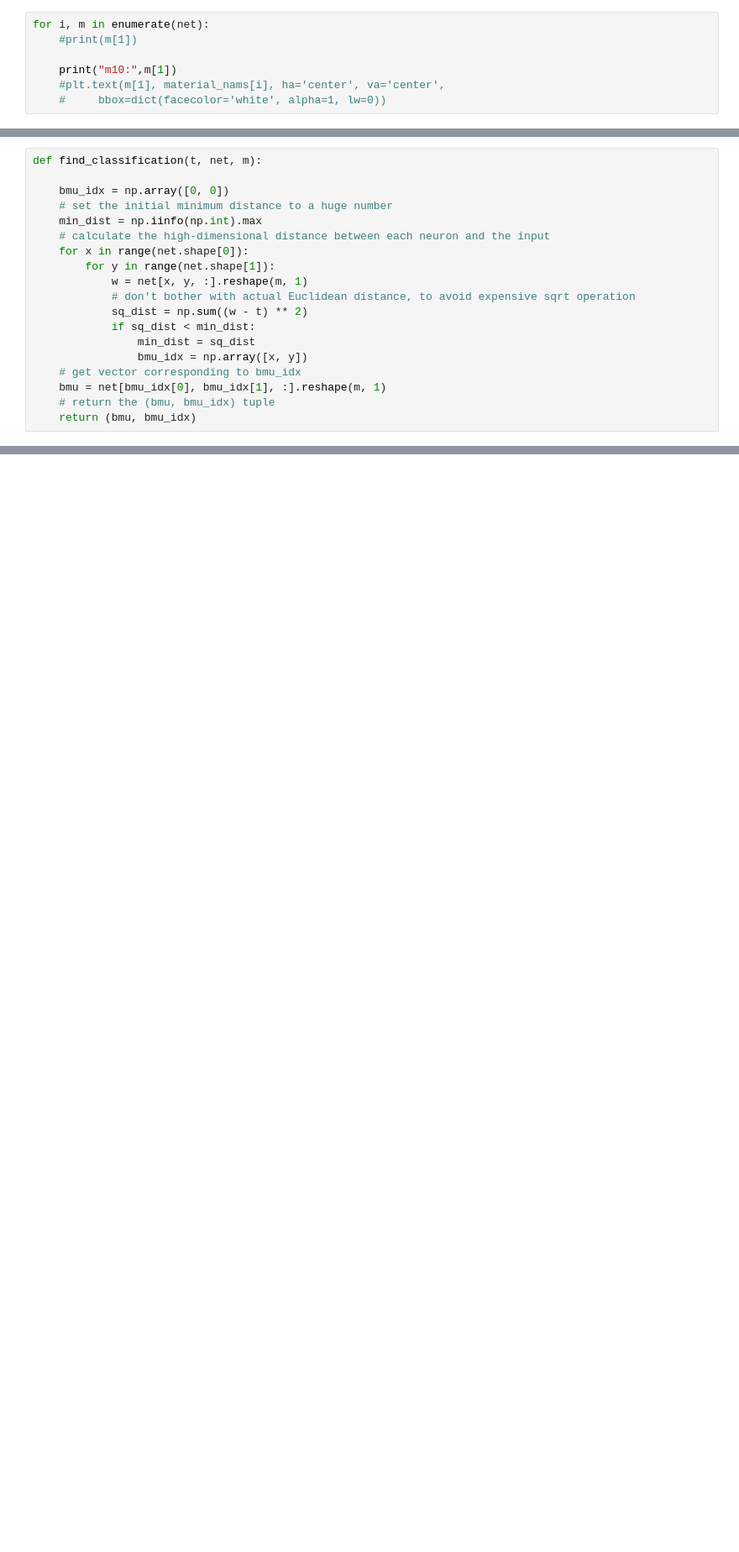
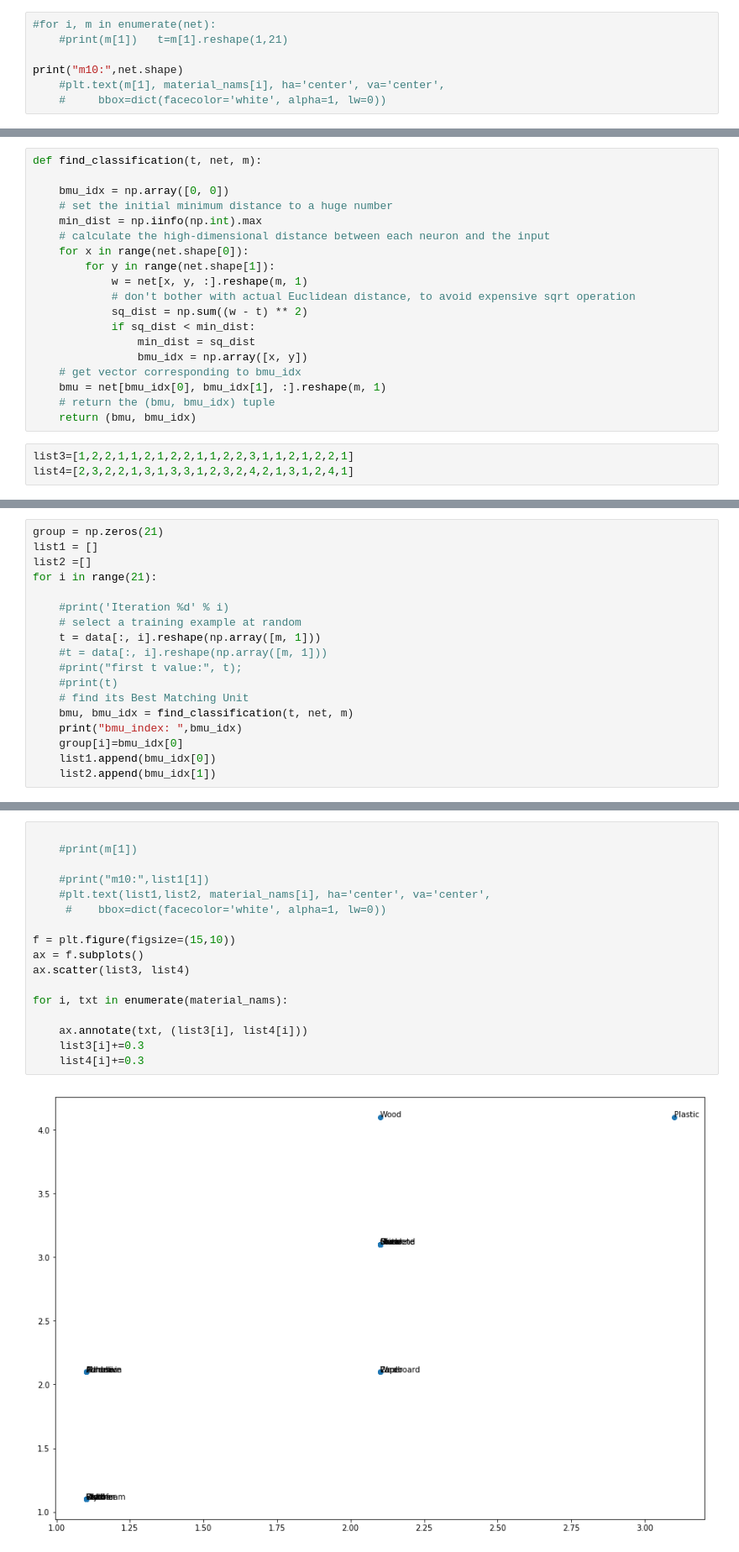
Before and after one commit to mk-hasan/OROC-FU, a Jupyter notebook: OROC-SOM-V2.ipynb, the cells around one changed output, grey strips where cells are left out. Shown at 84% size. Saved outputs shown, nothing was run; the diff lists cells and outputs as text; blank space fills up the shorter version.

Commit message:
fixing the numpy error with initializing the data again

```diff
--- a/OROC-SOM-V2.ipynb
+++ b/OROC-SOM-V2.ipynb
@@ -145,10 +161,10 @@ for i in range(n_iterations):
 material_nams=\
 ["Adhesive","Brick","Cardboard","Ceramic","Cloth","Concrete","Cotton","Diamond","Glass","Leather","Marble","Metal","Paper","Plastic","Porcelain","Rubber","Stone","Styrofoam","Wax","Wood","Wool"]
 # %%
-for i, m in enumerate(net):
-    #print(m[1])
+#for i, m in enumerate(net):
+    #print(m[1])   t=m[1].reshape(1,21)
 
-    print("m10:",m[1])
+print("m10:",net.shape)
     #plt.text(m[1], material_nams[i], ha='center', va='center',
     #     bbox=dict(facecolor='white', alpha=1, lw=0))
 # %% [output]
@@ -191,3 +188,6 @@ def find_classification(t, net, m):
     bmu = net[bmu_idx[0], bmu_idx[1], :].reshape(m, 1)
     # return the (bmu, bmu_idx) tuple
     return (bmu, bmu_idx)
+# %%
+list3=[1,2,2,1,1,2,1,2,2,1,1,2,2,3,1,1,2,1,2,2,1]
+list4=[2,3,2,2,1,3,1,3,3,1,2,3,2,4,2,1,3,1,2,4,1]
@@ -193,0 +218,18 @@ def find_classification(t, net, m):
+# %%
+group = np.zeros(21)
+list1 = []
+list2 =[]
+for i in range(21):
+
+    #print('Iteration %d' % i)
+    # select a training example at random
+    t = data[:, i].reshape(np.array([m, 1]))
+    #t = data[:, i].reshape(np.array([m, 1]))
+    #print("first t value:", t);
+    #print(t)
+    # find its Best Matching Unit
+    bmu, bmu_idx = find_classification(t, net, m)
+    print("bmu_index: ",bmu_idx)
+    group[i]=bmu_idx[0]
+    list1.append(bmu_idx[0])
+    list2.append(bmu_idx[1])
@@ -193,0 +258,19 @@ def find_classification(t, net, m):
+# %%
+
+    #print(m[1])
+
+    #print("m10:",list1[1])
+    #plt.text(list1,list2, material_nams[i], ha='center', va='center',
+     #    bbox=dict(facecolor='white', alpha=1, lw=0))
+
+f = plt.figure(figsize=(15,10))
+ax = f.subplots()
+ax.scatter(list3, list4)
+
+for i, txt in enumerate(material_nams):
+
+    ax.annotate(txt, (list3[i], list4[i]))
+    list3[i]+=0.3
+    list4[i]+=0.3
+# %% [output]
+[figure, added]
```
Also changed, not shown: parts of 11 cells of this notebook.
